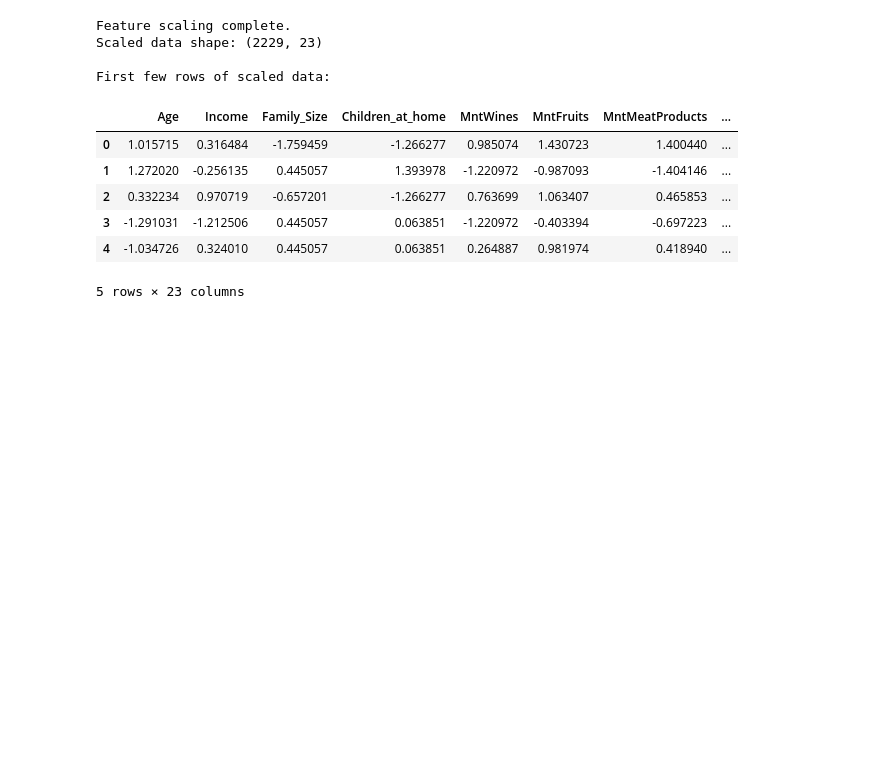
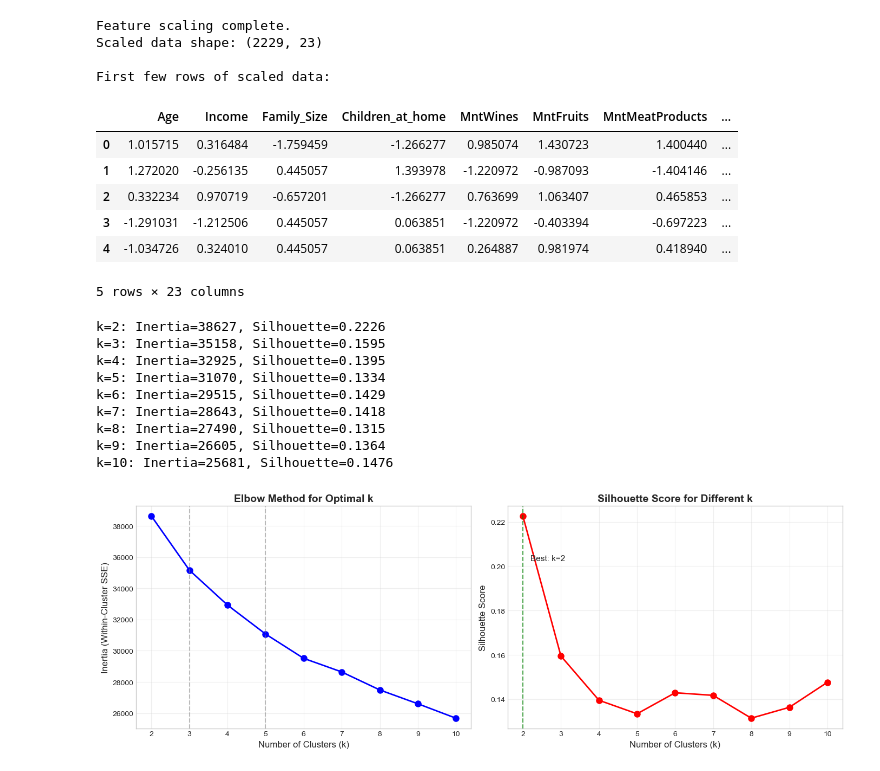
Before and after one commit to sara-maheswaran/Machine_Learning_Group_8, a Jupyter notebook: models/Cluster_Model/clustering_anika.ipynb, the cells around one changed output. Saved outputs shown, nothing was run; the diff lists cells and outputs as text; code cells hidden in the pictures; blank space fills up the shorter version.

```diff
--- a/models/Cluster_Model/clustering_anika.ipynb
+++ b/models/Cluster_Model/clustering_anika.ipynb
@@ -240,17 +235,75 @@ First few rows of scaled data:
 | 4 | -1.034726 | 0.324010 | 0.445057 | 0.063851 | 0.264887 | 0.981974 | 0.418940 | ... |
 5 rows × 23 columns
 # %%
-# %% [markdown]
-# ## 6. Finding the Optimal Number of Clusters
+# 6. Finding the Optimal Number of Clusters
 #
 # I'll use two complementary methods:
 #
 # 1. **Elbow Method**: Plots inertia (within-cluster sum of squares) vs k.
 #    The "elbow" where improvement slows suggests a good k.
 #
 # 2. **Silhouette Score**: Measures cluster cohesion vs separation.
 #    Range: -1 to 1. Higher = better defined clusters.
 #    >0.5 = reasonable, >0.7 = strong structure.
 #
 # I'll test k from 2 to 10. Beyond 10 becomes hard to interpret for
 # marketing teams (too many segments to action).
+
+# Test different k values
+k_range = range(2, 11)
+inertias = []
+silhouette_scores = []
+
+for k in k_range:
+    # Fit K-Means
+    kmeans = KMeans(n_clusters=k, random_state=42, n_init=10)
+    cluster_labels = kmeans.fit_predict(X_scaled_df)
+
+    # Store metrics
+    inertias.append(kmeans.inertia_)
+    sil_score = silhouette_score(X_scaled_df, cluster_labels)
+    silhouette_scores.append(sil_score)
+
+    print(f"k={k}: Inertia={kmeans.inertia_:.0f}, Silhouette={sil_score:.4f}")
+
+
+# Plot Elbow Curve and Silhouette Scores
+fig, axes = plt.subplots(1, 2, figsize=(14, 5))
+
+# Elbow plot
+axes[0].plot(k_range, inertias, 'bo-', linewidth=2, markersize=8)
+axes[0].set_xlabel('Number of Clusters (k)', fontsize=12)
+axes[0].set_ylabel('Inertia (Within-Cluster SSE)', fontsize=12)
+axes[0].set_title('Elbow Method for Optimal k', fontsize=14, fontweight='bold')
+axes[0].grid(True, alpha=0.3)
+
+# Add annotations for potential elbows
+axes[0].axvline(x=3, color='gray', linestyle='--', alpha=0.5)
+axes[0].axvline(x=5, color='gray', linestyle='--', alpha=0.5)
+
+# Silhouette plot
+axes[1].plot(k_range, silhouette_scores, 'ro-', linewidth=2, markersize=8)
+axes[1].set_xlabel('Number of Clusters (k)', fontsize=12)
+axes[1].set_ylabel('Silhouette Score', fontsize=12)
+axes[1].set_title('Silhouette Score for Different k', fontsize=14, fontweight='bold')
+axes[1].grid(True, alpha=0.3)
+
+# Highlight best silhouette
+best_k_sil = k_range[np.argmax(silhouette_scores)]
+axes[1].axvline(x=best_k_sil, color='green', linestyle='--', alpha=0.7)
+axes[1].text(best_k_sil+0.2, max(silhouette_scores)-0.02,
+             f'Best: k={best_k_sil}', fontsize=11)
+
+plt.tight_layout()
+plt.show()
+# %% [output]
+k=2: Inertia=38627, Silhouette=0.2226
+k=3: Inertia=35158, Silhouette=0.1595
+k=4: Inertia=32925, Silhouette=0.1395
+k=5: Inertia=31070, Silhouette=0.1334
+k=6: Inertia=29515, Silhouette=0.1429
+k=7: Inertia=28643, Silhouette=0.1418
+k=8: Inertia=27490, Silhouette=0.1315
+k=9: Inertia=26605, Silhouette=0.1364
+k=10: Inertia=25681, Silhouette=0.1476
+[figure, added]
```
Also changed, not shown: parts of 4 cells of this notebook.
